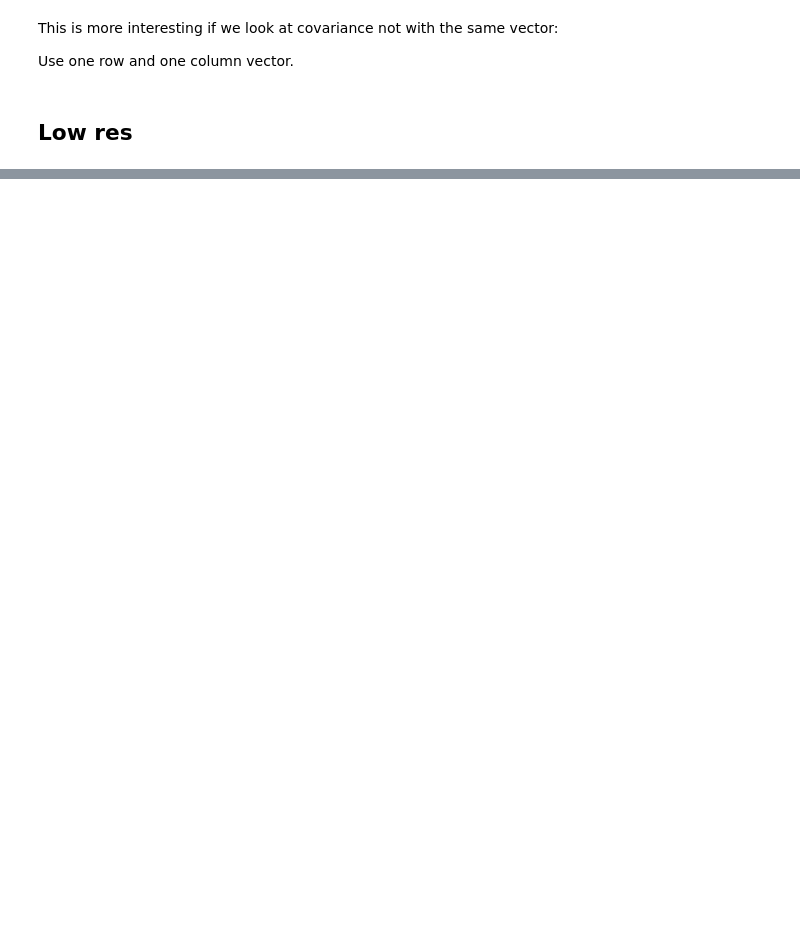
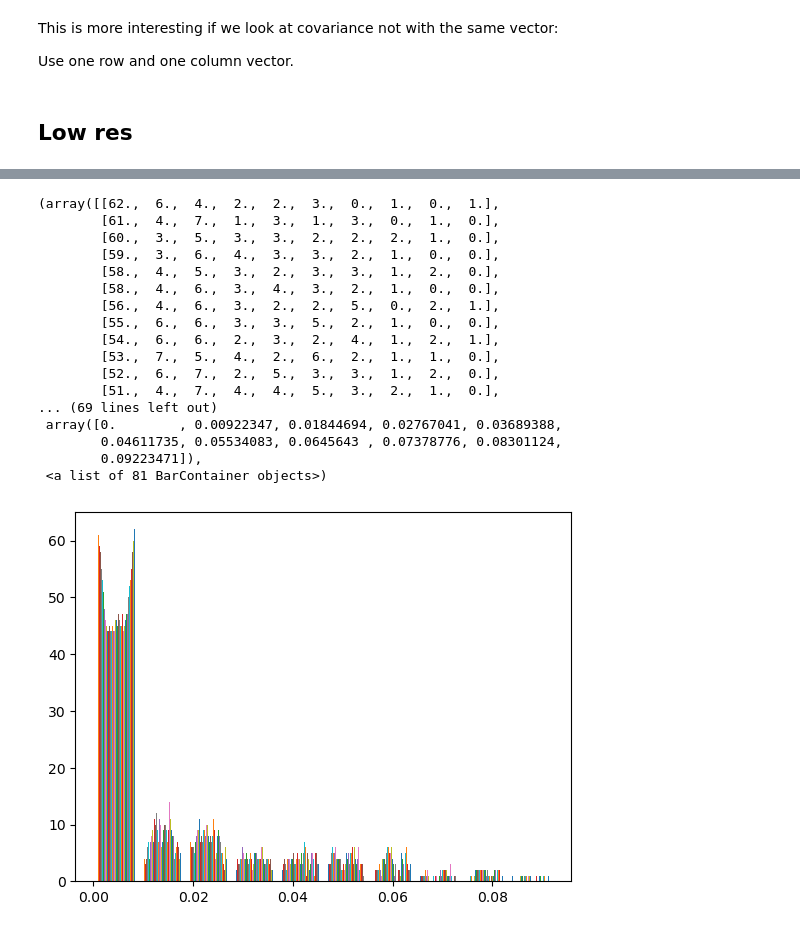
Before and after one commit to kimbente/super-resolution, a Jupyter notebook: kernel.ipynb, the cells around one changed output, grey strips where cells are left out. Cells and saved outputs as stored; diff of their text form; code cells hidden in the pictures; blank space fills up the shorter version.

```diff
--- a/kernel.ipynb
+++ b/kernel.ipynb
@@ -471,0 +439,21 @@ What about relationship between low res and high res image?
+# %%
+plt.hist(k_al_al)
+# %% [output]
+(array([[62.,  6.,  4.,  2.,  2.,  3.,  0.,  1.,  0.,  1.],
+        [61.,  4.,  7.,  1.,  3.,  1.,  3.,  0.,  1.,  0.],
+        [60.,  3.,  5.,  3.,  3.,  2.,  2.,  2.,  1.,  0.],
+        [59.,  3.,  6.,  4.,  3.,  3.,  2.,  1.,  0.,  0.],
+        [58.,  4.,  5.,  3.,  2.,  3.,  3.,  1.,  2.,  0.],
+        [58.,  4.,  6.,  3.,  4.,  3.,  2.,  1.,  0.,  0.],
+        [56.,  4.,  6.,  3.,  2.,  2.,  5.,  0.,  2.,  1.],
+        [55.,  6.,  6.,  3.,  3.,  5.,  2.,  1.,  0.,  0.],
+        [54.,  6.,  6.,  2.,  3.,  2.,  4.,  1.,  2.,  1.],
+        [53.,  7.,  5.,  4.,  2.,  6.,  2.,  1.,  1.,  0.],
+        [52.,  6.,  7.,  2.,  5.,  3.,  3.,  1.,  2.,  0.],
+        [51.,  4.,  7.,  4.,  4.,  5.,  3.,  2.,  1.,  0.],
+... (69 lines left out)
+ array([0.        , 0.00922347, 0.01844694, 0.02767041, 0.03689388,
+        0.04611735, 0.05534083, 0.0645643 , 0.07378776, 0.08301124,
+        0.09223471]),
+ <a list of 81 BarContainer objects>)
+[figure, added]
```
Also changed, not shown: parts of 55 cells of this notebook, 2 other files.
